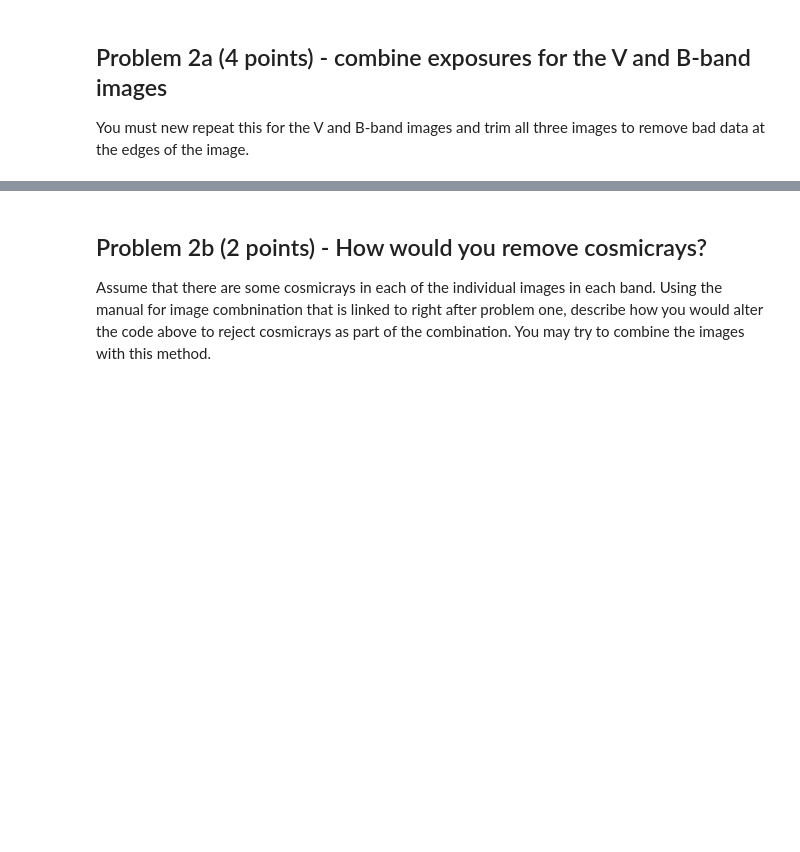
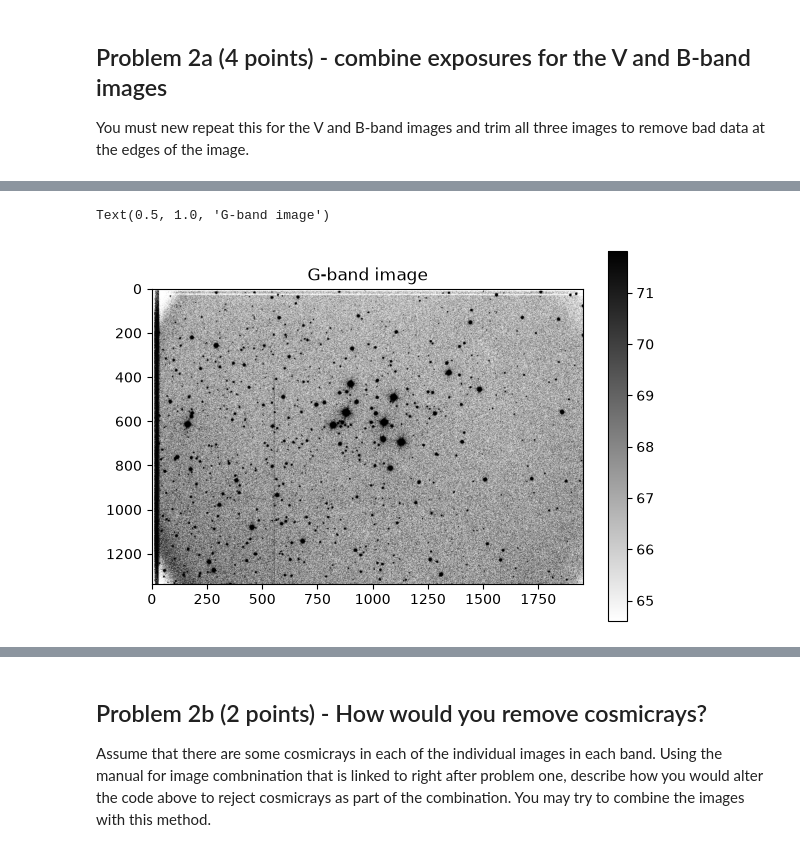
Before and after one commit to Dhwani0915/Reductionproject_student, a Jupyter notebook: cluster_photometry_student.ipynb, the cells around one changed output, grey strips where cells are left out. Saved outputs shown, nothing was run; the diff lists cells and outputs as text; code cells hidden in the pictures; blank space fills up the shorter version.

```diff
--- a/cluster_photometry_student.ipynb
+++ b/cluster_photometry_student.ipynb
@@ -187,2 +166,21 @@ IndexError: list index out of range
 # %% [markdown]
 ###  Combine the images
+# %%
+#*****************
+#Using the above code as a reference, create lists of images in each band
+#First we need to get a list for images in each filter
+rimage_list = glob.glob('*r.fits')
+gimage_list = glob.glob('*g.fits')
+bimage_list = glob.glob('*b.fits')
+
+#read in the first r-band image in that list using fits.getdata.  This image will be used as a target whose WCS
+# will be used for all other images to be transformed onto
+rimage, rheader = fits.getdata(rimage_list[0],header=True)
+target_wcs = WCS(header)
+
+print(target_wcs)
+#**********************
+#now print out each of the image lists to see if they make sense
+print("list of r images :", rimage_list)
+print("list of g images :", gimage_list)
+print("list of b images :", bimage_list)
@@ -222,0 +242,28 @@ You must new repeat this for the V and B-band images and trim all three images t
+# %%
+#*********************
+#repeat for the V-band images
+
+vimage_list = glob.glob('*g.fits')
+#start with the V-band data
+reprojected = []
+#loop through each image name
+for image_name in vimage_list:
+    #read the image into a "CCDData" object
+    img = CCDData.read(image_name)
+    #take each image, and reproject it onto an identical coordinate grid to the target image
+    new_image = wcs_project(img, target_wcs)
+    #this is a list of all the reprojected images
+    reprojected.append(new_image)
+
+# combine the reprojected images into one image
+combiner = Combiner(reprojected)
+stacked_image = combiner.average_combine()
+
+
+# save the combined image
+fits.writeto('M29G.fits',stacked_image,overwrite=True,header=rheader)
+# display the combined image
+plt.figure()
+imdisplay(stacked_image)
+plt.title('G-band image')
+# %% [output]
@@ -222,0 +280,2 @@ You must new repeat this for the V and B-band images and trim all three images t
+Text(0.5, 1.0, 'G-band image')
+[figure, added]
```
Also changed, not shown: parts of 17 cells of this notebook.
